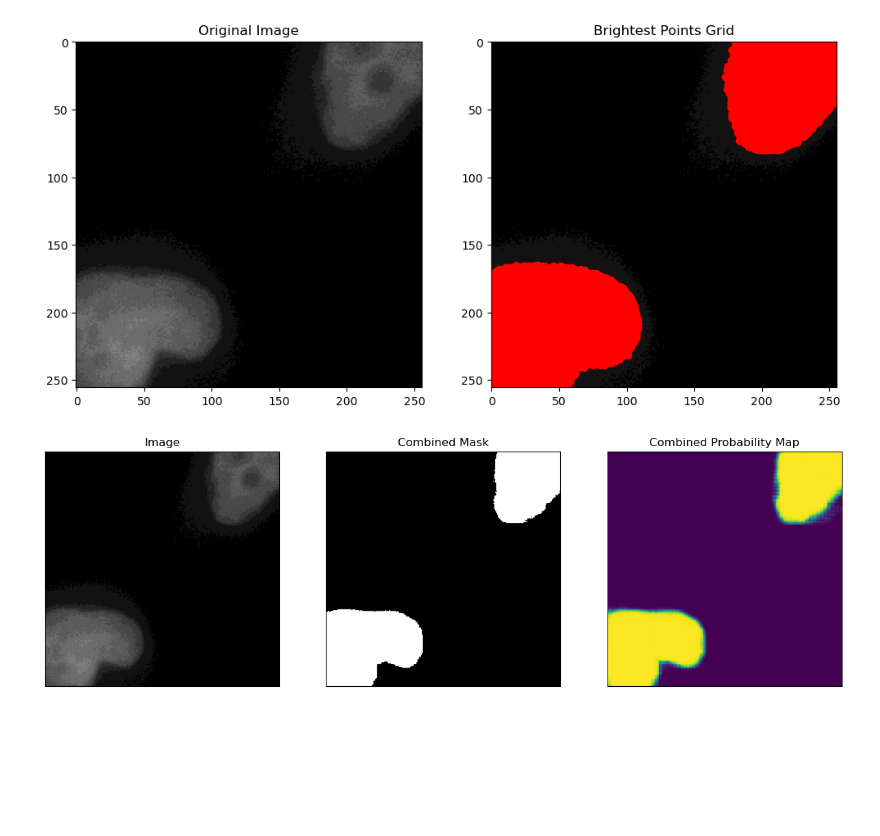
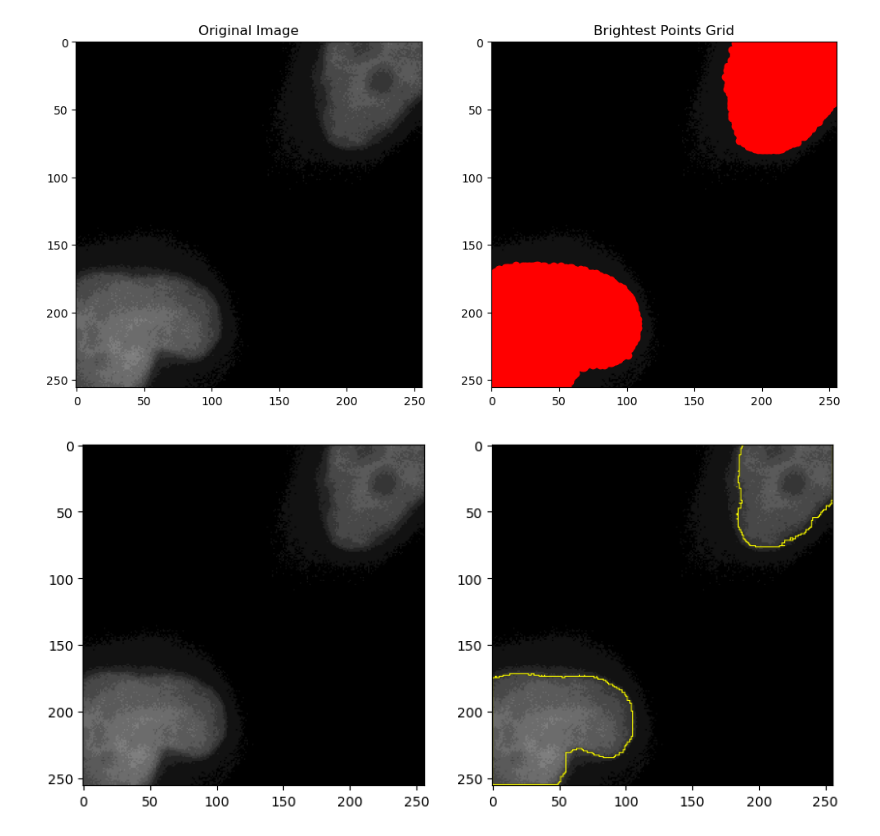
Before and after one commit to UCI-Ding-Lab/FISH-ML, a Jupyter notebook: predict5.ipynb, the cells around one changed output. Cells and saved outputs as stored; diff of their text form; code cells hidden in the pictures; blank space fills up the shorter version.

Commit message:
Fishcore Update
- clusters adjustments
- bbox expansion
- sam integrated
- mask threshold
- view functions

```diff
--- a/predict5.ipynb
+++ b/predict5.ipynb
@@ -90,7 +89,7 @@ CP = "fish_v2.1.pth"
 model_config = SamConfig.from_pretrained("facebook/sam-vit-base")
 processor = SamProcessor.from_pretrained("facebook/sam-vit-base")
 model = SamModel(config=model_config)
-model.load_state_dict(torch.load(pathlib.Path("./checkpoints/"+CP), map_location=torch.device('cpu')))
+model.load_state_dict(torch.load(pathlib.Path("./assets/model/"+CP), map_location=torch.device('cpu')))
 model.to(device)
 # %% [output]
 SamModel(
@@ -112,7 +111,7 @@ SamModel(
 )
 # %%
 # Load image
-example_outside = Image.open(pathlib.Path("./1-50_Hong/MAX_KOa_w1-359 DAPI_s032.tif"))
+example_outside = Image.open(pathlib.Path("./assets/tif/1-50_Hong/MAX_KOa_w1-359 DAPI_s032.tif"))
 o_array_grey = np.array(example_outside)
 patches = patchify(o_array_grey, (256, 256), step=256)
 i, j = 1, 2
@@ -154,47 +153,36 @@ plt.show()
 # %%
 # Generate bounding boxes for each cluster
 bounding_boxes = [get_bounding_box(np.array(cluster)) for cluster in grouped_input_points]
 
 # Initialize combined masks
 combined_masks = np.zeros_like(np_image[:, :, 0])
-combined_probs = np.zeros_like(np_image[:, :, 0], dtype=np.float32)
 
 # Use the bounding boxes to make predictions
 for bbox in bounding_boxes:
     inputs = processor(np_image, input_boxes=[[bbox]], return_tensors="pt")
     inputs = {k: v.to(device) for k, v in inputs.items()}
 
     model.eval()
     with torch.no_grad():
         outputs = model(**inputs, multimask_output=False)
 
-    medsam_seg_prob = torch.sigmoid(outputs.pred_masks.squeeze(1))
+    medsam_seg_prob = torch.sigmoid(outputs.pred_masks)
     medsam_seg_prob = medsam_seg_prob.cpu().numpy().squeeze()
     medsam_seg = (medsam_seg_prob > 0.5).astype(np.uint8)
 
+    from scipy.ndimage import binary_erosion
+    eroded_mask = binary_erosion(medsam_seg, structure=np.ones((3, 3)))
+    medsam_seg = medsam_seg - eroded_mask
     combined_masks = np.maximum(combined_masks, medsam_seg)
-    combined_probs = np.maximum(combined_probs, medsam_seg_prob)
 
-fig, axes = plt.subplots(1, 3, figsize=(15, 5))
+fig, axes = plt.subplots(1,2, figsize=(10,5))
 
-# Plot the first image on the left
-axes[0].imshow(appl_exp(np.array(single_patch)), cmap='gray')  # Assuming the first image is grayscale
-axes[0].set_title("Image")
 
-# Plot the combined mask in the middle
-axes[1].imshow(combined_masks, cmap='gray')
-axes[1].set_title("Combined Mask")
-
-# Plot the combined probability map on the right
-axes[2].imshow(combined_probs)
-axes[2].set_title("Combined Probability Map")
-
-for ax in axes:
-    ax.set_xticks([])
-    ax.set_yticks([])
-    ax.set_xticklabels([])
-    ax.set_yticklabels([])
-
+axes[0].imshow(appl_exp(np.array(single_patch)), cmap='gray')
+axes[1].imshow(appl_exp(np.array(single_patch)), cmap='gray')
+overlay = np.zeros((256,256,4), dtype=np.uint8)
+overlay[combined_masks == 1] = np.array([255, 255, 0, 255])
+axes[1].imshow(overlay)
 plt.show()
 # %% [output]
-[figure, old version]
+[figure, new version]
```
Also changed, not shown: parts of 1 cell of this notebook, 5 other files.
